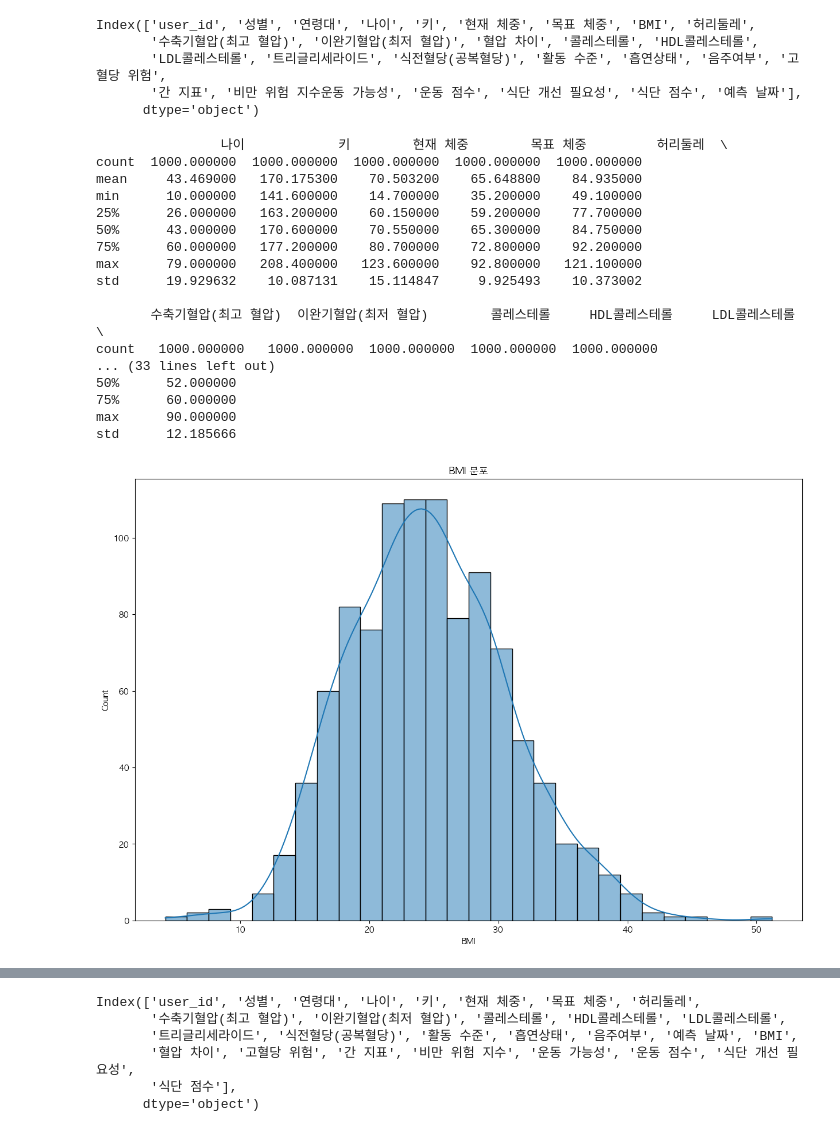
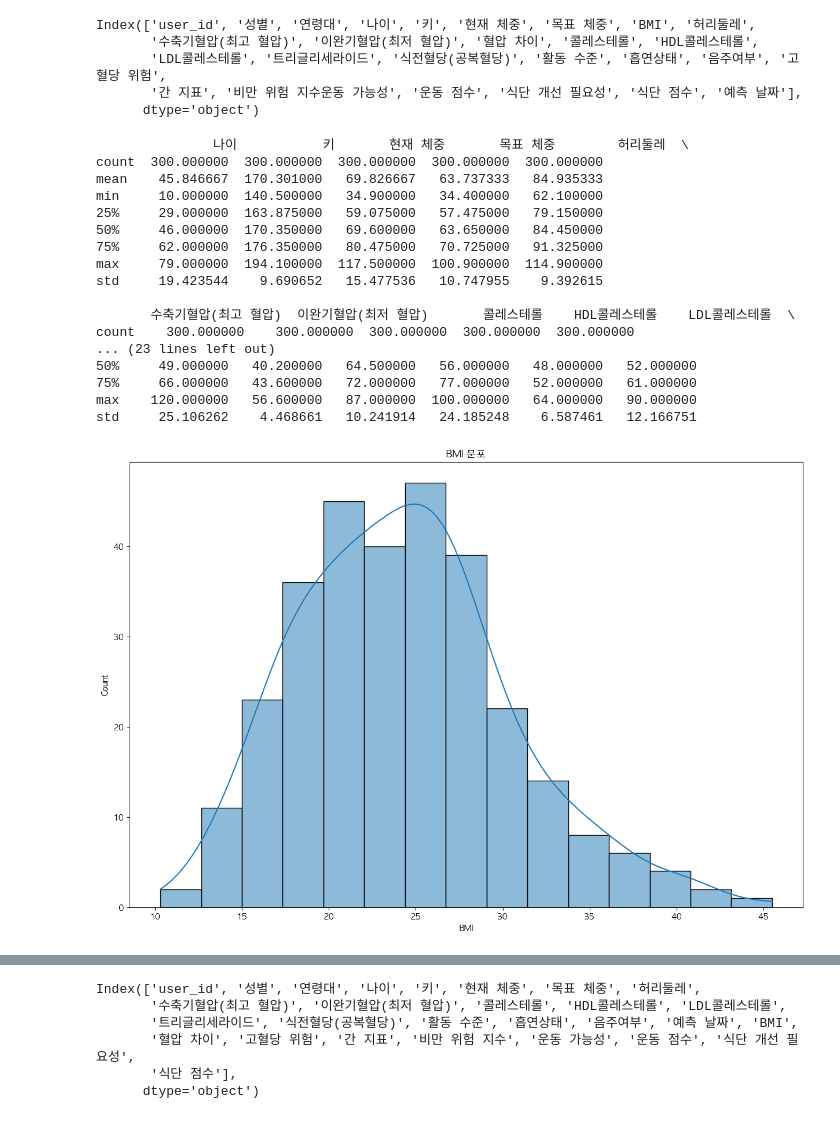
Before and after one commit to mybear1109/bmi_app, a Jupyter notebook: data/a_predictions.ipynb, the cells around one changed output, grey strips where cells are left out. Drawn from its saved outputs; the diff is of its cells as text; code cells hidden in the pictures.

```diff
--- a/data/a_predictions.ipynb
+++ b/data/a_predictions.ipynb
@@ -134,9 +135,9 @@ import pandas as pd
 import numpy as np
 from datetime import datetime, timedelta
 
-def generate_realistic_data(num_rows=1000):
+def generate_realistic_data(num_rows=300):
     date_start = datetime.now() - timedelta(days=365)
-    date_end = datetime.now() + timedelta(days=365)
+    date_end = datetime.now() + timedelta(days=120)
 
     # 연령대별 비율 조정 (고령화 사회 반영)
     age_groups = ['10대', '20대', '30대', '40대', '50대', '60대 이상']
@@ -161,7 +162,7 @@ def generate_realistic_data(num_rows=1000):
         '활동 수준': np.random.choice(['낮음', '보통', '높음'], num_rows, p=[0.4, 0.4, 0.2]),
         '흡연상태': np.random.choice(['비흡연', '과거 흡연', '현재 흡연'], num_rows, p=[0.6, 0.2, 0.2]),
         '음주여부': np.random.choice(['비음주', '가끔', '자주'], num_rows, p=[0.3, 0.4, 0.3]),
-        '예측 날짜': [date_start + timedelta(days=np.random.randint(0, 730)) for _ in range(num_rows)]
+        '예측 날짜': [date_start + timedelta(days=np.random.randint(0, 400)) for _ in range(num_rows)]
     }
 
     df = pd.DataFrame(data)
@@ -196,48 +197,48 @@ def generate_realistic_data(num_rows=1000):
                          df['식전혈당(공복혈당)'] * 0.3 / 2).clip(0, 100).astype(int)
     df['식단 점수'] = (100 - df['식단 개선 필요성'] + np.random.normal(0, 10, num_rows)).clip(0, 100).astype(int)
 
     return df
 
 # 데이터 생성
-df = generate_realistic_data(1000)
+df = generate_realistic_data(300)
 
 # 결과 확인
 print(df.describe())
 
 # 데이터 분포 시각화
 import matplotlib.pyplot as plt
 import seaborn as sns
 
 plt.figure(figsize=(15, 10))
 sns.histplot(data=df, x='BMI', kde=True)
 plt.title('BMI 분포')
 plt.show()
 
 plt.figure(figsize=(15, 10))
 sns.boxplot(data=df, x='연령대', y='BMI')
 plt.title('연령대별 BMI 분포')
 plt.show()
 
 plt.figure(figsize=(15, 10))
 sns.scatterplot(data=df, x='BMI', y='비만 위험 지수', hue='성별')
 plt.title('BMI와 비만 위험 지수의 관계')
 plt.show()
 # %% [output]
-                나이            키        현재 체중        목표 체중         허리둘레  \
-count  1000.000000  1000.000000  1000.000000  1000.000000  1000.000000
-mean     43.469000   170.175300    70.503200    65.648800    84.935000
-min      10.000000   141.600000    14.700000    35.200000    49.100000
-25%      26.000000   163.200000    60.150000    59.200000    77.700000
-50%      43.000000   170.600000    70.550000    65.300000    84.750000
-75%      60.000000   177.200000    80.700000    72.800000    92.200000
-max      79.000000   208.400000   123.600000    92.800000   121.100000
-std      19.929632    10.087131    15.114847     9.925493    10.373002
+               나이           키       현재 체중       목표 체중        허리둘레  \
+count  300.000000  300.000000  300.000000  300.000000  300.000000
+mean    45.846667  170.301000   69.826667   63.737333   84.935333
+min     10.000000  140.500000   34.900000   34.400000   62.100000
+25%     29.000000  163.875000   59.075000   57.475000   79.150000
+50%     46.000000  170.350000   69.600000   63.650000   84.450000
+75%     62.000000  176.350000   80.475000   70.725000   91.325000
+max     79.000000  194.100000  117.500000  100.900000  114.900000
+std     19.423544    9.690652   15.477536   10.747955    9.392615
 
-       수축기혈압(최고 혈압)  이완기혈압(최저 혈압)        콜레스테롤     HDL콜레스테롤     LDL콜레스테롤  \
-count   1000.000000   1000.000000  1000.000000  1000.000000  1000.000000
-... (33 lines left out)
-50%      52.000000
-75%      60.000000
-max      90.000000
-std      12.185666
+       수축기혈압(최고 혈압)  이완기혈압(최저 혈압)       콜레스테롤    HDL콜레스테롤    LDL콜레스테롤  \
+count    300.000000    300.000000  300.000000  300.000000  300.000000
+... (23 lines left out)
+50%     49.000000   40.200000   64.500000   56.000000   48.000000   52.000000
+75%     66.000000   43.600000   72.000000   77.000000   52.000000   61.000000
+max    120.000000   56.600000   87.000000  100.000000   64.000000   90.000000
+std     25.106262    4.468661   10.241914   24.185248    6.587461   12.166751
-[figure, old version]
+[figure, new version]
```
Also changed, not shown: parts of 9 cells of this notebook, 2 other files.
